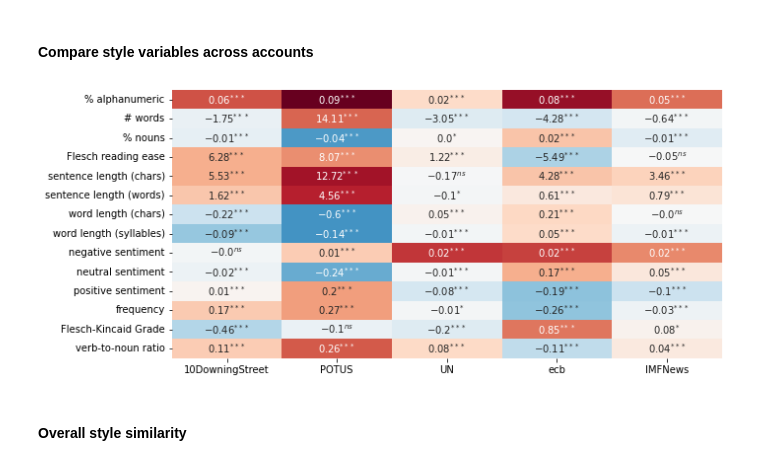
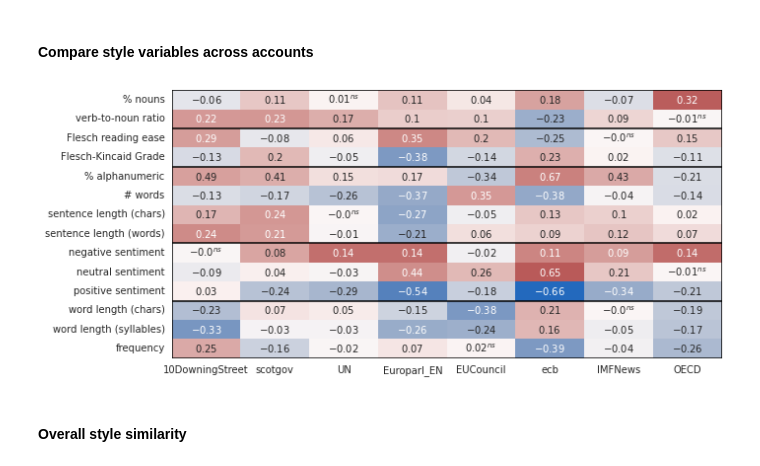
Before and after one commit to rbroc/eucomm-twitter, a Jupyter notebook: Analysis.ipynb, the cells around one changed output. Drawn from its saved outputs; the diff is of its cells as text; code cells hidden in the pictures.

```diff
--- a/Analysis.ipynb
+++ b/Analysis.ipynb
@@ -47,8 +56,11 @@ import statsmodels.api as sm
 
 ests = []
 for t in style_targets + sentiment_targets:
-    data = df.rename({t: t.replace('-','_')}, axis=1).fillna(0)
-    formula = f"{t.replace('-','_')} ~ C(entity, Treatment(reference='EU_Commission'))"
+    scaler = StandardScaler()
+    new_t_name = t.replace('-','_')
+    data = df.rename({t: new_t_name}, axis=1).fillna(0)
+    data[new_t_name] = scaler.fit_transform(data[[new_t_name]])
+    formula = f"{new_t_name} ~ C(entity, Treatment(reference='EU_Commission'))"
 
     # Specify model
     mod = smf.rlm(formula, data=data, M=sm.robust.norms.HuberT())
@@ -77,27 +89,57 @@ conditions = [
     (ests["p_val"].ge(0.05)),
 ]
 
-choices = ["***", "**", "*", 'ns']
+choices = ["", "", "", 'ns']
 ests["p_val"] = np.select(conditions, choices)
 ests['param_str'] =  '$' + ests['param'].round(2).astype(str) + '^{' + ests['p_val'] + '}$'
+# %%
+param_categories = ['sentence complexity', 'sentence complexity', 'action',
+                    'readability', 'sentence complexity',
+                    'sentence complexity', 'word complexity',
+                    'word complexity', 'sentiment',
+                    'sentiment', 'sentiment', 'word complexity', 'readability', 'action']
+sort_entities = ['10DowningStreet', 'scotgov',
+                 'UN', 'Europarl_EN', 'EUCouncil',
+                 'ecb', 'IMFNews', 'OECD']
 # %%
 fig, ax = plt.subplots(figsize=(10,5))
+
 wide_params = ests.pivot("target", "predictor", "param")
-wide_params = wide_params[['10DowningStreet', 'POTUS', 'UN', 'ecb', 'IMFNews']]
-wide_params.index = ['% alphanumeric', '# words', '% nouns', 'Flesch reading ease',
+wide_params = wide_params[sort_entities]
+wide_params['category'] = param_categories
+wide_params = wide_params.reset_index().sort_values(by='category').set_index('target')
+wide_params.index = ['% nouns', 'verb-to-noun ratio',
+                     'Flesch reading ease', 'Flesch-Kincaid Grade',
+                     '% alphanumeric', '# words',
                      'sentence length (chars)', 'sentence length (words)',
+                     'negative sentiment', 'neutral sentiment', 'positive sentiment',
                      'word length (chars)', 'word length (syllables)',
-                     'negative sentiment', 'neutral sentiment', 'positive sentiment',
-                     'frequency', 'Flesch-Kincaid Grade', 'verb-to-noun ratio']
+                     'frequency']
+wide_params.index = pd.CategoricalIndex(wide_params.index)
+
 annot = ests.pivot("target", "predictor", "param_str")
-annot = annot[['10DowningStreet', 'POTUS', 'UN', 'ecb', 'IMFNews']]
+annot = annot[sort_entities]
 annot.index = wide_params.index
-sns.heatmap(wide_params/np.vstack([wide_params.std(axis=1).values]*5).T,
-            cbar=False, cmap='RdBu_r', annot=annot,
-            fmt = '', center=0)
+annot['category'] = param_categories
+annot = annot.reset_index().sort_values(by='category').set_index('index')
+annot.index = pd.CategoricalIndex(annot.index)
+
+data = wide_params.drop('category', axis=1)
+sns.heatmap((data/np.vstack([data.std(axis=1).values]*8).T).values,
+             cbar=False, cmap='vlag',
+             annot=annot.drop('category', axis=1),
+             fmt = '', center=0)
+plt.xticks(ticks=np.array(range(len(data.columns)))+.5,
+           labels=data.columns)
+plt.yticks(ticks=np.array(range(len(data.index)))+.5,
+           labels=data.index, rotation=0)
+for i in [0,2,4,8,11,14]:
+    plt.axhline(i, color='black')
+plt.axvline(0, color='black')
+plt.axvline(8, color='black')
 plt.xlabel('')
 plt.show()
 # %% [output]
-[figure, old version]
+[figure, new version]
 # %% [markdown]
 #### Overall style similarity
```
Also changed, not shown: parts of 16 cells of this notebook, 10 other files.
